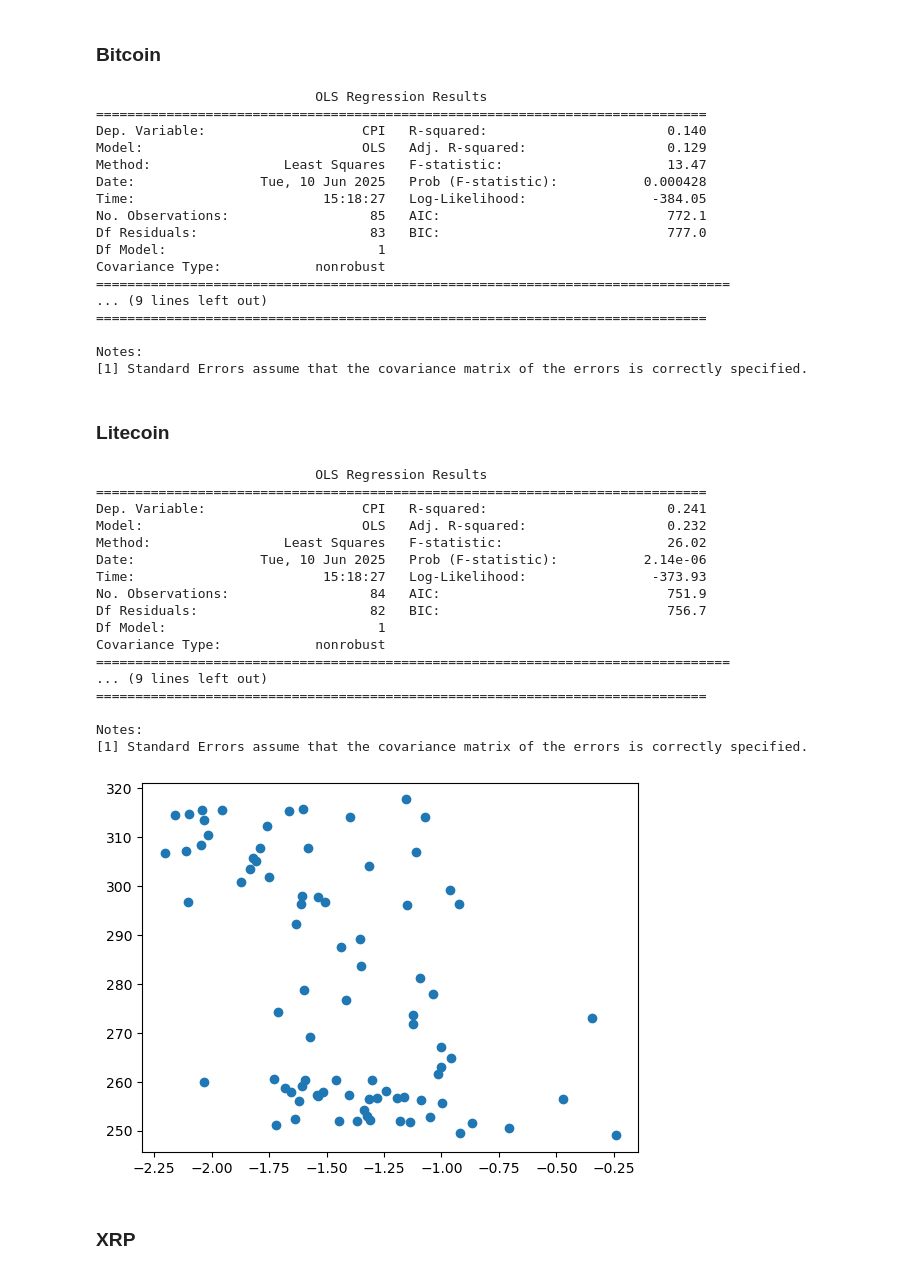
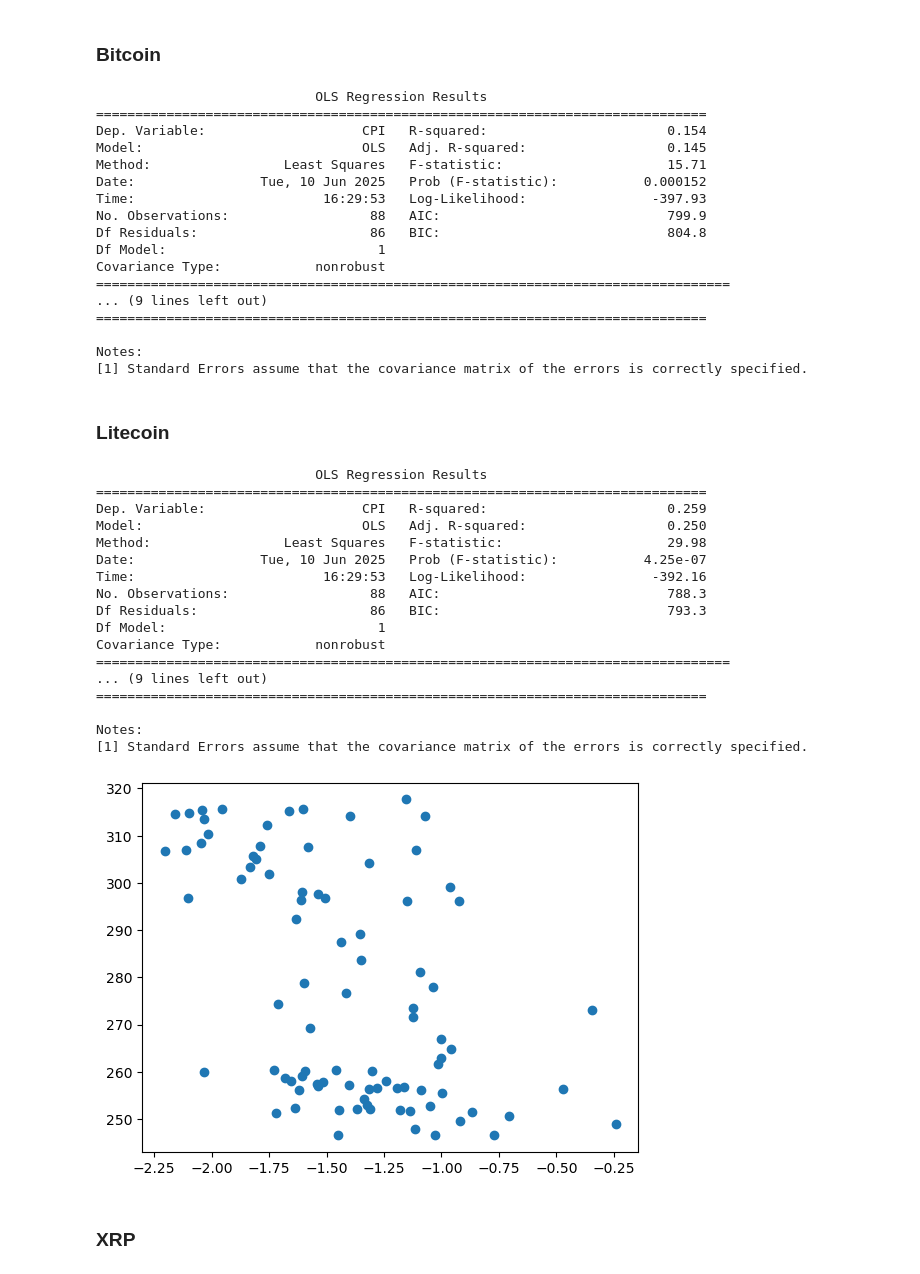
Before and after one commit to tianyishen701/CryptoMacroecon-Prediction-CSUREMM, a Jupyter notebook: CSUREMM_Project_Code_6:10.ipynb, the cells around one changed output. Drawn from its saved outputs; the diff is of its cells as text; code cells hidden in the pictures.

```diff
--- a/CSUREMM_Project_Code_6:10.ipynb
+++ b/CSUREMM_Project_Code_6:10.ipynb
@@ -34,10 +34,10 @@ df.set_index('Month', inplace=True)
 df['Lagged_LogVol'] = df['Tether'].shift(1)
 
 # Drop NA (first row will be NaN due to lag)
-df = df.iloc[1:]
+reg_df = df.iloc[1:]
 
-X = df['Lagged_LogVol']
-y = df['LFPR']
+X = reg_df['Lagged_LogVol']
+y = reg_df['LFPR']
 
 X = sm.add_constant(X)
 
@@ -68,10 +68,10 @@ Notes:
 df['Lagged_LogVol'] = df['Bitcoin'].shift(1)
 # Drop NA (first row will be NaN due to lag)
 
-df = df.iloc[1:]
+reg_df = df.iloc[1:]
 
-X = df['Lagged_LogVol']
-y = df['LFPR']
+X = reg_df['Lagged_LogVol']
+y = reg_df['LFPR']
 
 X = sm.add_constant(X)
 
@@ -106,10 +106,10 @@ highest R^2- ethereum 0.26
 df['Lagged_LogVol'] = df['Tether'].shift(1)
 
 # Drop NA (first row will be NaN due to lag)
-df = df.iloc[1:]
+reg_df = df.iloc[1:]
 
-X = df['Lagged_LogVol']
-y = df['CPI']
+X = reg_df['Lagged_LogVol']
+y = reg_df['CPI']
 
 X = sm.add_constant(X)
 
@@ -140,10 +140,10 @@ Notes:
 df['Lagged_LogVol'] = df['Bitcoin'].shift(1)
 
 # Drop NA (first row will be NaN due to lag)
-df = df.iloc[1:]
+reg_df = df.iloc[1:]
 
-X = df['Lagged_LogVol']
-y = df['CPI']
+X = reg_df['Lagged_LogVol']
+y = reg_df['CPI']
 
 X = sm.add_constant(X)
 
@@ -152,13 +152,13 @@ print(model.summary())
 # %% [output]
                             OLS Regression Results
 ==============================================================================
-Dep. Variable:                    CPI   R-squared:                       0.140
-Model:                            OLS   Adj. R-squared:                  0.129
-Method:                 Least Squares   F-statistic:                     13.47
-Date:                Tue, 10 Jun 2025   Prob (F-statistic):           0.000428
-Time:                        15:18:27   Log-Likelihood:                -384.05
-No. Observations:                  85   AIC:                             772.1
-Df Residuals:                      83   BIC:                             777.0
+Dep. Variable:                    CPI   R-squared:                       0.154
+Model:                            OLS   Adj. R-squared:                  0.145
+Method:                 Least Squares   F-statistic:                     15.71
+Date:                Tue, 10 Jun 2025   Prob (F-statistic):           0.000152
+Time:                        16:29:53   Log-Likelihood:                -397.93
+No. Observations:                  88   AIC:                             799.9
+Df Residuals:                      86   BIC:                             804.8
 Df Model:                           1
 Covariance Type:            nonrobust
 =================================================================================
@@ -172,36 +172,36 @@ Notes:
 # %%
 # Create lagged log volatility as predictor
 df['Lagged_LogVol'] = df['Litecoin'].shift(1)
 
 # Drop NA (first row will be NaN due to lag)
-df = df.iloc[1:]
+reg_df = df.iloc[1:]
 
-X = df['Lagged_LogVol']
-y = df['CPI']
+X = reg_df['Lagged_LogVol']
+y = reg_df['CPI']
 plt.scatter(X,y)
 X = sm.add_constant(X)
 
 model = sm.OLS(y, X).fit()
 print(model.summary())
 # %% [output]
                             OLS Regression Results
 ==============================================================================
-Dep. Variable:                    CPI   R-squared:                       0.241
-Model:                            OLS   Adj. R-squared:                  0.232
-Method:                 Least Squares   F-statistic:                     26.02
-Date:                Tue, 10 Jun 2025   Prob (F-statistic):           2.14e-06
-Time:                        15:18:27   Log-Likelihood:                -373.93
-No. Observations:                  84   AIC:                             751.9
-Df Residuals:                      82   BIC:                             756.7
+Dep. Variable:                    CPI   R-squared:                       0.259
+Model:                            OLS   Adj. R-squared:                  0.250
+Method:                 Least Squares   F-statistic:                     29.98
+Date:                Tue, 10 Jun 2025   Prob (F-statistic):           4.25e-07
+Time:                        16:29:53   Log-Likelihood:                -392.16
+No. Observations:                  88   AIC:                             788.3
+Df Residuals:                      86   BIC:                             793.3
 Df Model:                           1
 Covariance Type:            nonrobust
 =================================================================================
 ... (9 lines left out)
 ==============================================================================
 
 Notes:
 [1] Standard Errors assume that the covariance matrix of the errors is correctly specified.
-[figure, old version]
+[figure, new version]
 # %% [markdown]
 ### XRP
 # %%
```
Also changed, not shown: parts of 14 cells of this notebook.
